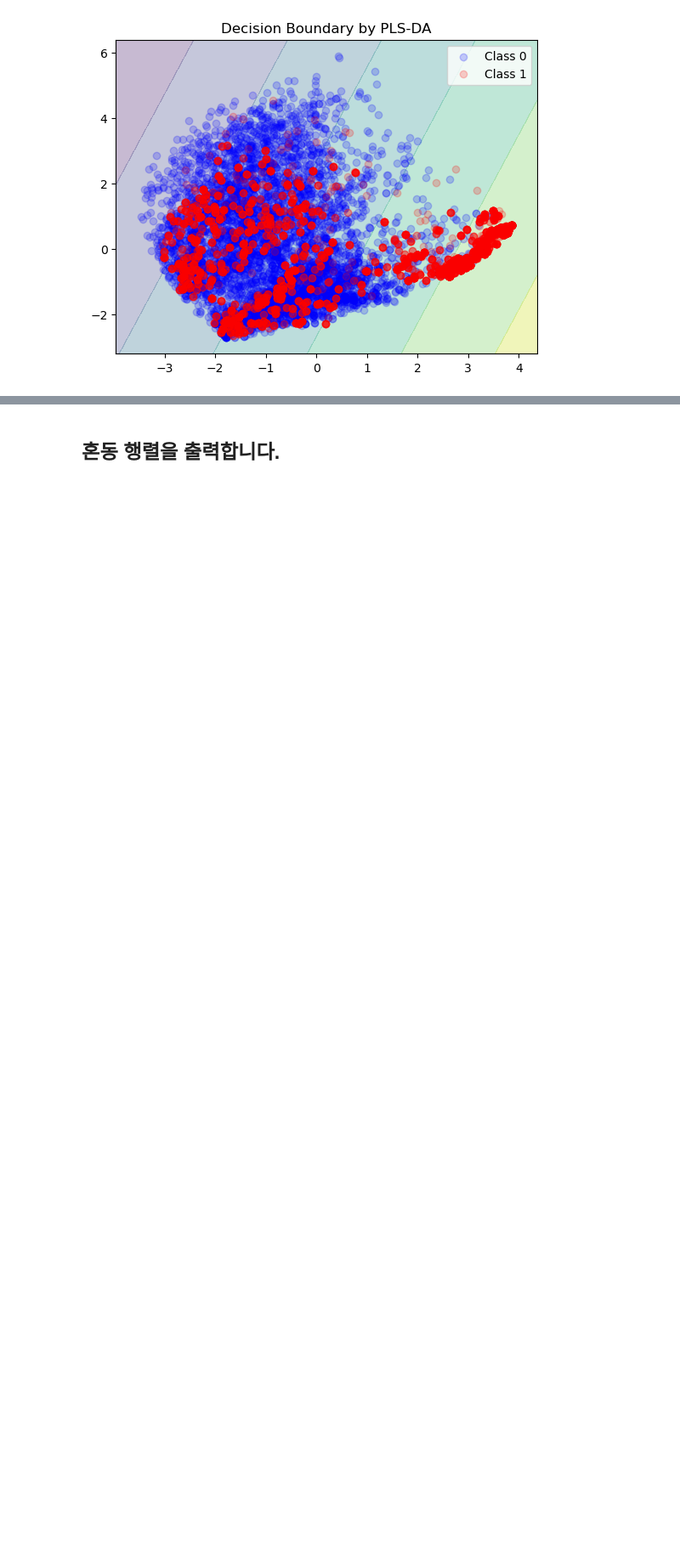
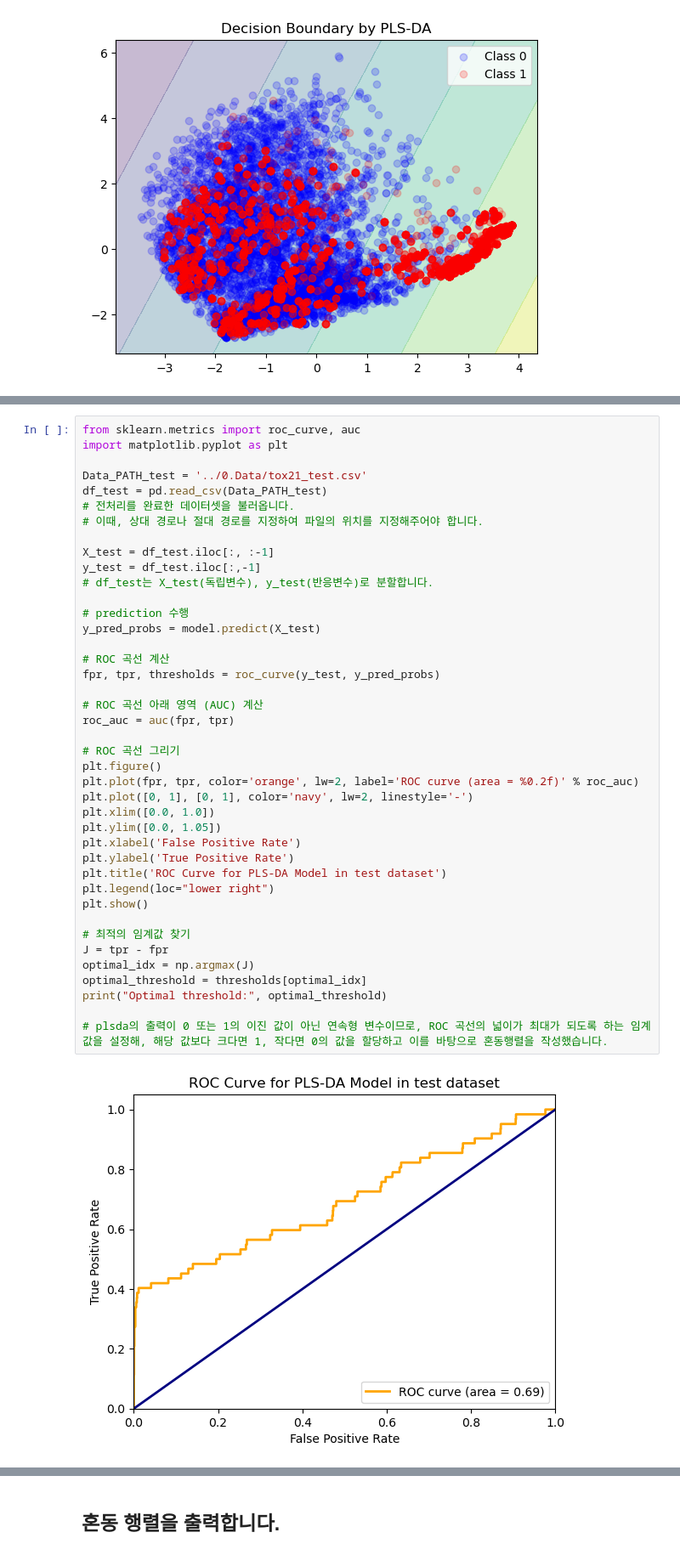
Before and after one commit to jaehyunGo/chem2401, a Jupyter notebook: 3.ModelFitting/3-09.PLS_Regression.ipynb, the cells around one changed output, grey strips where cells are left out. Shown: that part at 85% size. Cells and saved outputs as stored; diff of their text form; blank space fills up the shorter version.

```diff
--- a/3.ModelFitting/3-09.PLS_Regression.ipynb
+++ b/3.ModelFitting/3-09.PLS_Regression.ipynb
@@ -241,0 +237,43 @@ Confusion Matrix in X_pca Dataset
+# %%
+from sklearn.metrics import roc_curve, auc
+import matplotlib.pyplot as plt
+
+Data_PATH_test = '../0.Data/tox21_test.csv'
+df_test = pd.read_csv(Data_PATH_test)
+# 전처리를 완료한 데이터셋을 불러옵니다.
+# 이때, 상대 경로나 절대 경로를 지정하여 파일의 위치를 지정해주어야 합니다.
+
+X_test = df_test.iloc[:, :-1]
+y_test = df_test.iloc[:,-1]
+# df_test는 X_test(독립변수), y_test(반응변수)로 분할합니다.
+
+# prediction 수행
+y_pred_probs = model.predict(X_test)
+
+# ROC 곡선 계산
+fpr, tpr, thresholds = roc_curve(y_test, y_pred_probs)
+
+# ROC 곡선 아래 영역 (AUC) 계산
+roc_auc = auc(fpr, tpr)
+
+# ROC 곡선 그리기
+plt.figure()
+plt.plot(fpr, tpr, color='orange', lw=2, label='ROC curve (area = %0.2f)' % roc_auc)
+plt.plot([0, 1], [0, 1], color='navy', lw=2, linestyle='-')
+plt.xlim([0.0, 1.0])
+plt.ylim([0.0, 1.05])
+plt.xlabel('False Positive Rate')
+plt.ylabel('True Positive Rate')
+plt.title('ROC Curve for PLS-DA Model in test dataset')
+plt.legend(loc="lower right")
+plt.show()
+
+# 최적의 임계값 찾기
+J = tpr - fpr
+optimal_idx = np.argmax(J)
+optimal_threshold = thresholds[optimal_idx]
+print("Optimal threshold:", optimal_threshold)
+
+# plsda의 출력이 0 또는 1의 이진 값이 아닌 연속형 변수이므로, ROC 곡선의 넓이가 최대가 되도록 하는 임계값을 설정해, 해당 값보다 크다면 1, 작다면 0의 값을 할당하고 이를 바탕으로 혼동행렬을 작성했습니다.
+# %% [output]
+[figure, added]
```
Also changed, not shown: parts of 9 cells of this notebook, 15 other files.
